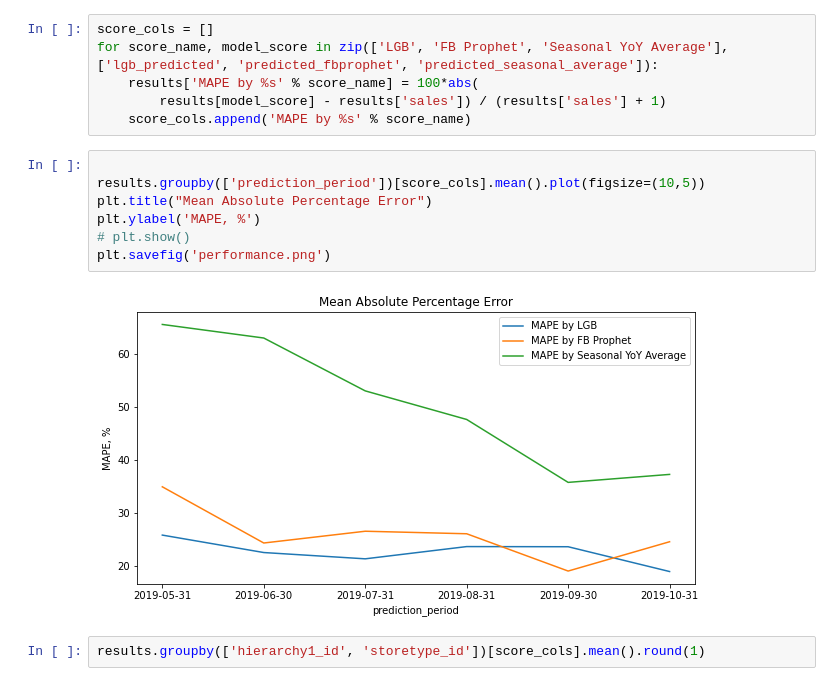
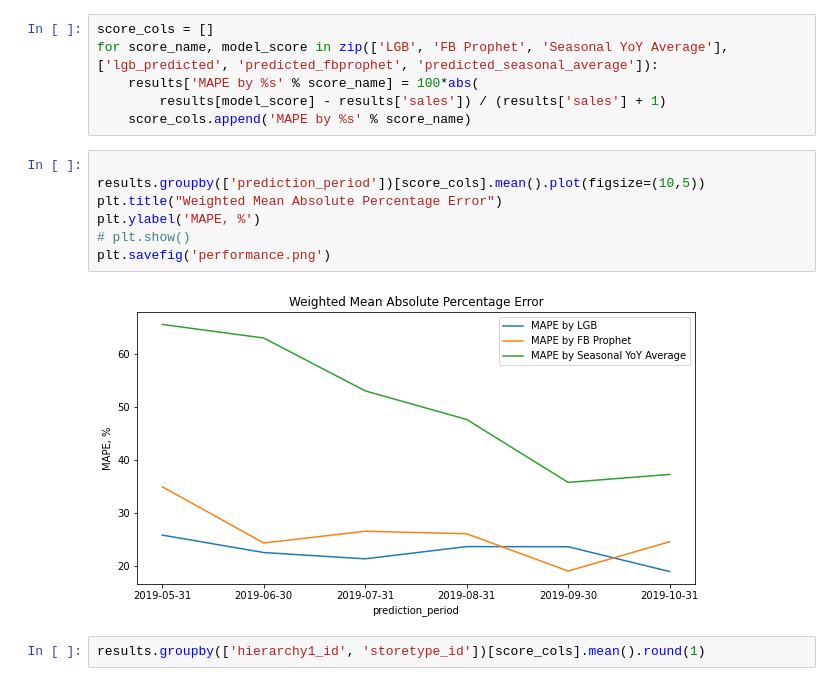
Before and after one commit to paveltr/time-series-frcst, a Jupyter notebook: src/ML Evaluation.ipynb, the cells around one changed output. Drawn from its saved outputs; the diff is of its cells as text.

```diff
--- a/src/ML Evaluation.ipynb
+++ b/src/ML Evaluation.ipynb
@@ -145,12 +127,12 @@ for score_name, model_score in zip(['LGB', 'FB Prophet', 'Seasonal YoY Average']
 # %%
 
 results.groupby(['prediction_period'])[score_cols].mean().plot(figsize=(10,5))
-plt.title("Mean Absolute Percentage Error")
+plt.title("Weighted Mean Absolute Percentage Error")
 plt.ylabel('MAPE, %')
 # plt.show()
 plt.savefig('performance.png')
 # %% [output]
-[figure, old version]
+[figure, new version]
 # %%
 results.groupby(['hierarchy1_id', 'storetype_id'])[score_cols].mean().round(1)
 # %% [output]
```
Also changed, not shown: parts of 1 cell of this notebook, 1 other file.
